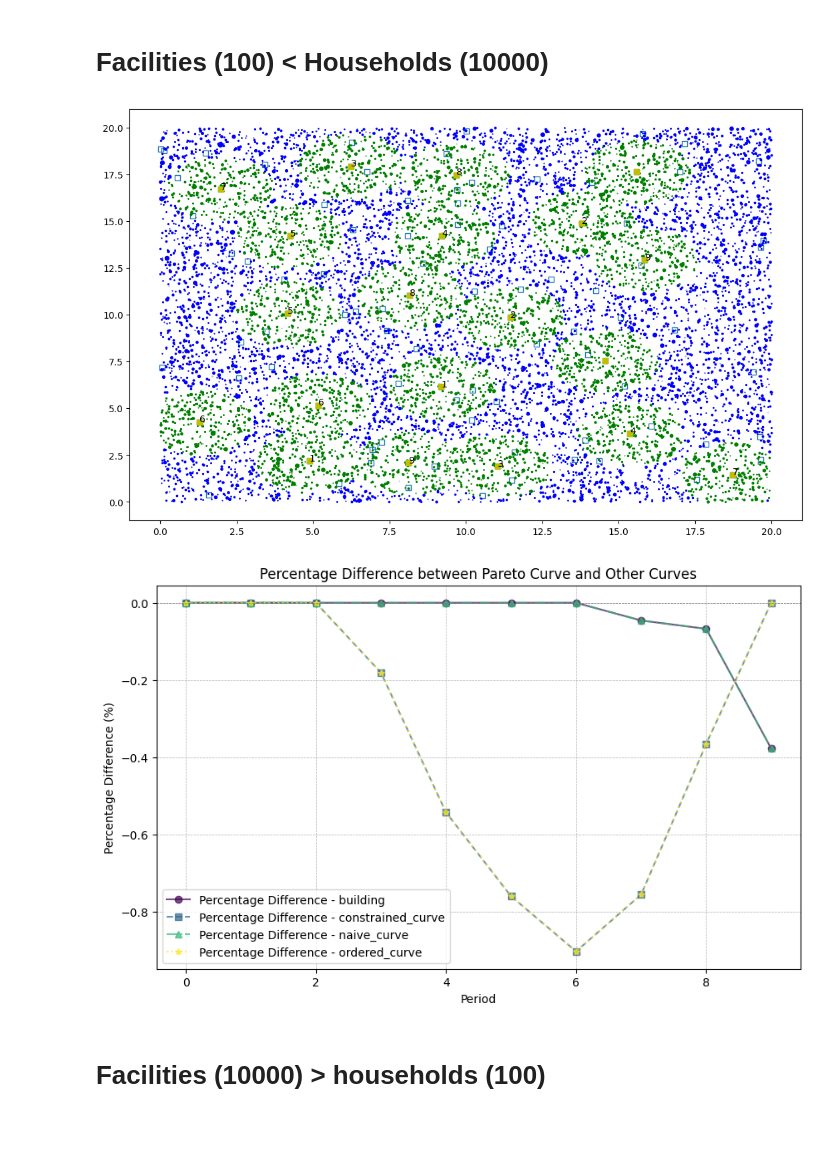
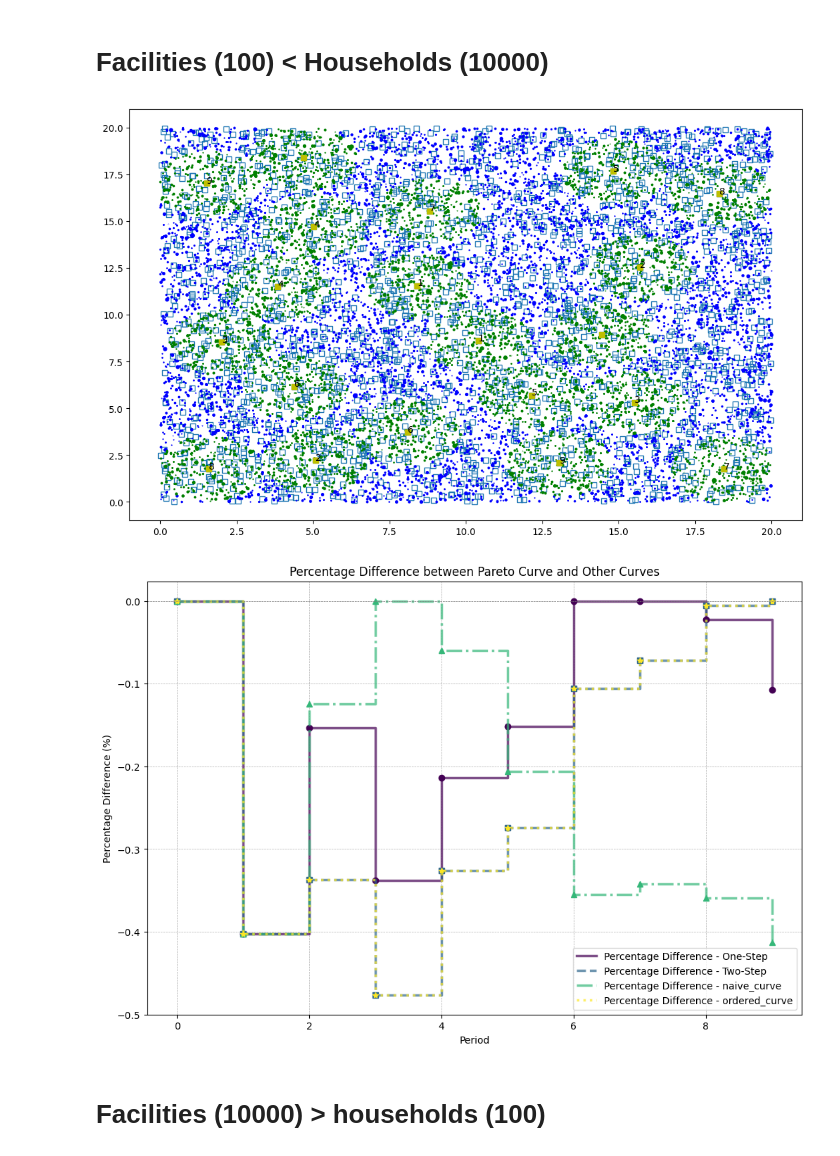
Before and after one commit to Srokusek/ABW-project, a Jupyter notebook: dynamic_models_control.ipynb, the cells around one changed output. Cells and saved outputs as stored; diff of their text form; code cells hidden in the pictures; blank space fills up the shorter version.

```diff
--- a/dynamic_models_control.ipynb
+++ b/dynamic_models_control.ipynb
@@ -97,7 +97,7 @@ plot_percentage_differences(pareto_curve, other_curves, labels)
 # %% [markdown]
 # Facilities (100) < Households (10000)
 # %%
-service, customers, facilities = generate_facility_location_instance(100, 10000, 20)
+service, customers, facilities = generate_facility_location_instance(2500, 10000, 20)
 
 xC = customers['Pop_Lon']
 yC = customers['Pop_Lat']
@@ -127,7 +127,7 @@ show_facility_location(xC,
                        periods=periods,
                        vpop=vpop)
 # %% [output]
-[figure, old version]
+[figure, new version]
 # %%
 Z_pareto, X_pareto, pareto_curve = get_pareto_curve(distances, homes, locations, periods, per_period, max_distance, open_facilities, vpop)
 #Z, X, building = single_step_area(distances, homes, locations, periods, per_period, max_distance, open_facilities, vpop)
@@ -137,11 +137,11 @@ Z_ordered, X_ordered, ordered_curve = get_ordered_curve(distances, homes, locati
 # %%
 pareto_curve = pareto_curve
 other_curves = [building, constrained_curve, naive_curve, ordered_curve]
-labels = ["building", "constrained_curve", "naive_curve", "ordered_curve"]
+labels = ["One-Step", "Two-Step", "naive_curve", "ordered_curve"]
 
 plot_percentage_differences(pareto_curve, other_curves, labels)
 # %% [output]
-[figure, old version]
+[figure, new version]
 # %% [markdown]
 # Facilities (10000) > households (100)
 # %%
```
Also changed, not shown: parts of 8 cells of this notebook.
